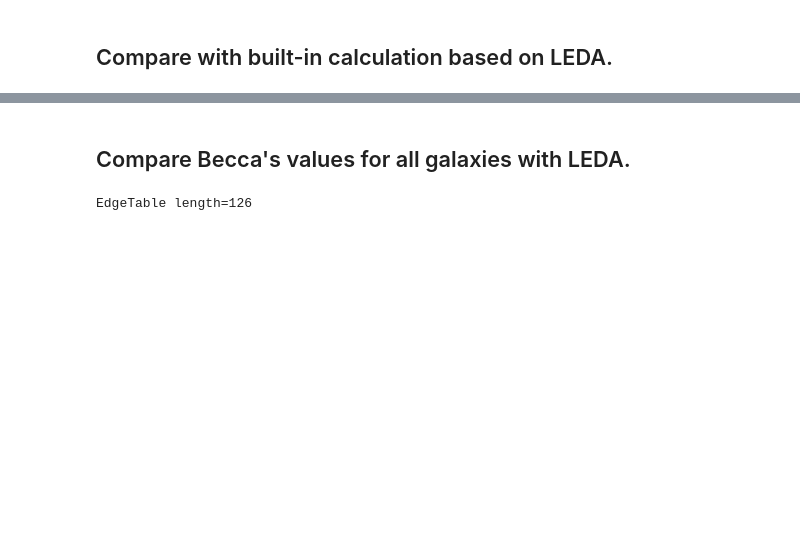
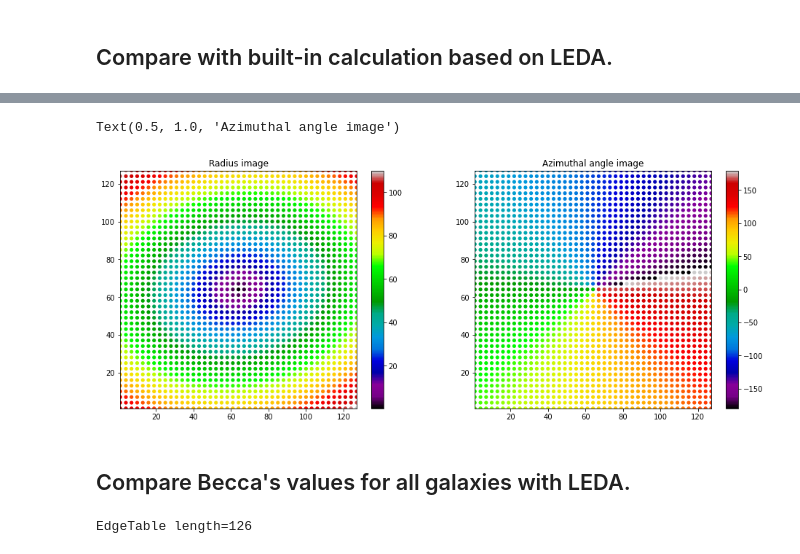
Before and after one commit to tonywong94/edge_pydb, a Jupyter notebook: demo_notebk/Azplot.ipynb, the cells around one changed output, grey strips where cells are left out. Saved outputs shown, nothing was run; the diff lists cells and outputs as text; code cells hidden in the pictures; blank space fills up the shorter version.

```diff
--- a/demo_notebk/Azplot.ipynb
+++ b/demo_notebk/Azplot.ipynb
@@ -120,3 +150,14 @@ plt.colorbar(tplt,ax=ax2)
+# %%
+fig, (ax1, ax2) = plt.subplots(1,2,figsize=(16,6))
+
+rsimage(cotab['ix'], cotab['iy'], cotab['rad_arc'], ax=ax1, cmap='nipy_spectral')
+ax1.set_title('Radius image')
+
+rsimage(cotab['ix'], cotab['iy'], cotab['azi_ang'], ax=ax2, cmap='nipy_spectral')
+ax2.set_title('Azimuthal angle image')
+# %% [output]
+Text(0.5, 1.0, 'Azimuthal angle image')
+[figure, added]
 # %% [markdown]
 ## Compare Becca's values for all galaxies with LEDA.
 # %%
```
Also changed, not shown: parts of 10 cells of this notebook.
